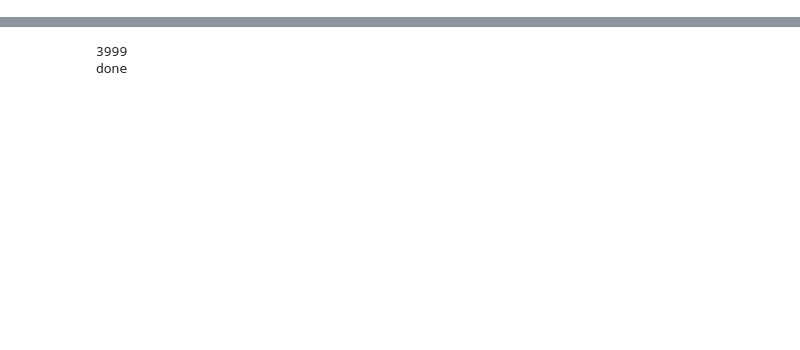
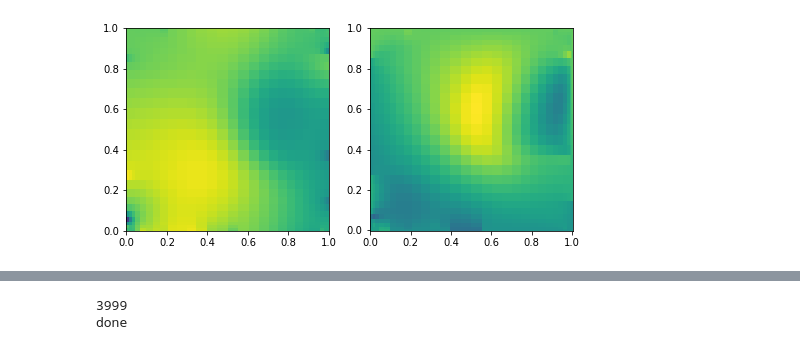
Before and after one commit to jh6220/SIMPLEsquare, a Jupyter notebook: Notebook.ipynb, the cells around one changed output, grey strips where cells are left out. Saved outputs shown, nothing was run; the diff lists cells and outputs as text; code cells hidden in the pictures; blank space fills up the shorter version.

```diff
--- a/Notebook.ipynb
+++ b/Notebook.ipynb
@@ -14,10 +14,3 @@ import analysisFunctions as af
 import os
 import datetime
 from tqdm import tqdm
-# %%
-i=0
-BCu_slice = BCu[i]
-BCv_slice = BCv[i]
-converged,u,v,p,prob,log = sf.SolveCFDfromBC(BCu_slice,BCv_slice,i,alpha_uv=0.15,alpha_p=0.05,order_grid=1,rho=1,mu=0.01,dt=np.inf,CDS=True,dif_tolerance=10**(-4))
-af.PlotConvergence(log)
-af.PlotFlow(u,v,prob)
@@ -31,0 +17,11 @@ dt_c = datetime.datetime.fromtimestamp(c_time)
+# %%
+plt.figure(figsize=(8,8))
+plt.subplot(1,2,1)
+plt.pcolormesh(prob.X_p,prob.Y_p,p[0,:,:])
+plt.gca().set_aspect('equal', adjustable='box')
+plt.subplot(1,2,2)
+# plt.pcolormesh(u[0,:,:])
+plt.pcolormesh(prob.X_v,prob.Y_v,v[0,:,:])
+plt.gca().set_aspect('equal', adjustable='box')
+# %% [output]
+[figure, added]
```
Also changed, not shown: parts of 10 cells of this notebook, 45 other files.
